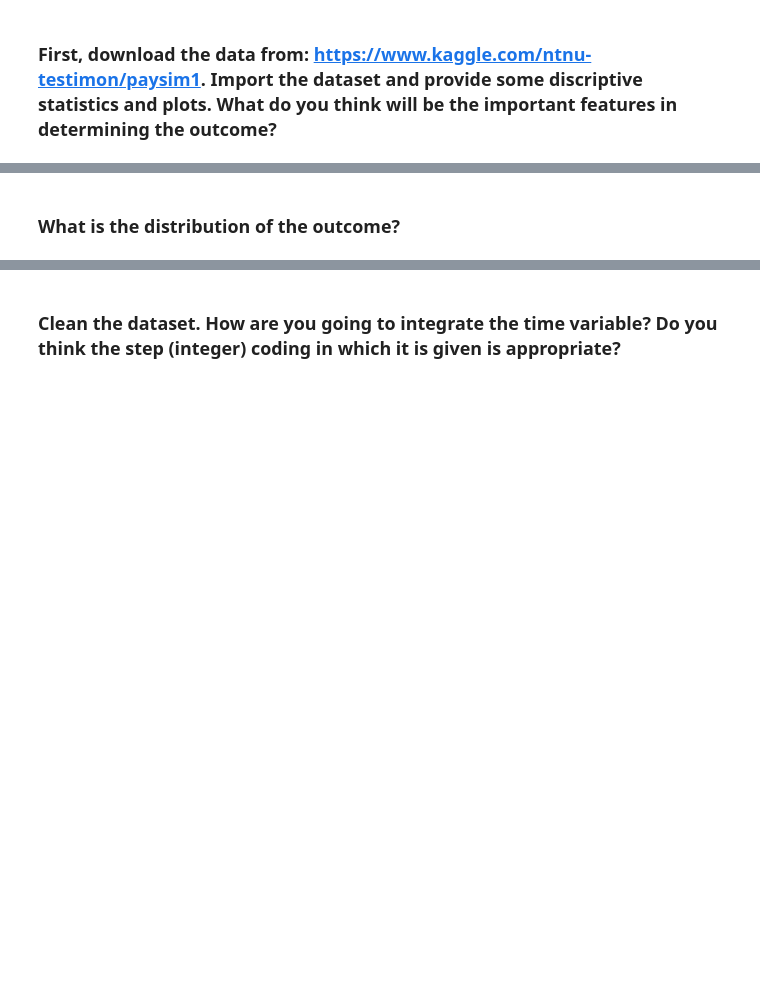
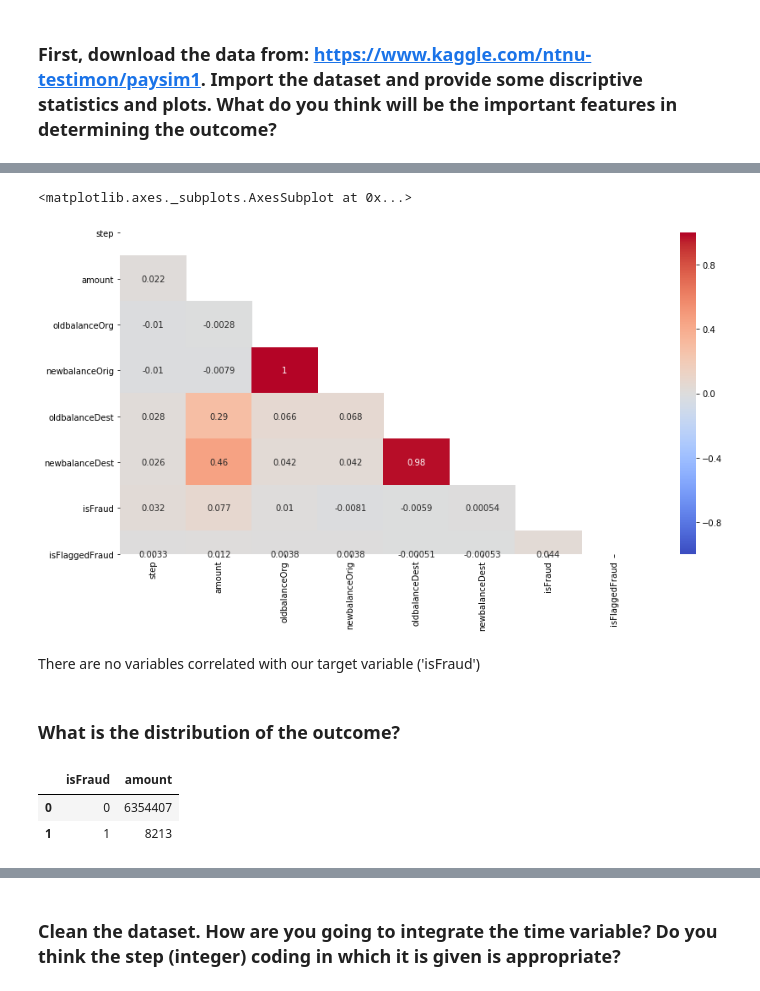
Before and after one commit to ta-datapt-bcn/lab-unbalance, a Jupyter notebook: your-code/lab_inbalance.ipynb, the cells around one changed output, grey strips where cells are left out. Drawn from its saved outputs; the diff is of its cells as text; code cells hidden in the pictures; blank space fills up the shorter version.

```diff
--- a/your-code/lab_inbalance.ipynb
+++ b/your-code/lab_inbalance.ipynb
@@ -10,0 +29,2 @@ Like we disussed in class, when we have noisy data, if we are not careful, we ca
+# %%
+df = pd.read_csv('../data/PS_20174392719_1491204439457_log.csv')
@@ -11,2 +74,26 @@ Like we disussed in class, when we have noisy data, if we are not careful, we ca
+# %%
+# Set Variables:
+cormat = df.corr()
+figsize = (14, 7)
+vmin= -1 # Sets maximum color
+vmax= 1 # Sets minimum color
+cmap = 'coolwarm' # Palette
+
+# Create mask for upper half:
+mask = np.zeros_like(cormat, dtype=np.bool)
+mask[np.triu_indices_from(mask)] = True
+
+# Plot figure:
+plt.figure(figsize=figsize)
+sns.heatmap(cormat,
+vmin=vmin, vmax=vmax,
+cmap=cmap,
+annot=True,
+mask= mask)
+# %% [output]
+<matplotlib.axes._subplots.AxesSubplot at 0x...>
+[figure, added]
+# %% [markdown]
+There are no variables correlated with our target variable ('isFraud')
 # %% [markdown]
 ### What is the distribution of the outcome?
@@ -14,0 +102,6 @@ Like we disussed in class, when we have noisy data, if we are not careful, we ca
+# %%
+target
+# %% [output]
+|  | isFraud | amount |
+| 0 | 0 | 6354407 |
+| 1 | 1 | 8213 |
```
Also changed, not shown: parts of 27 cells of this notebook.
